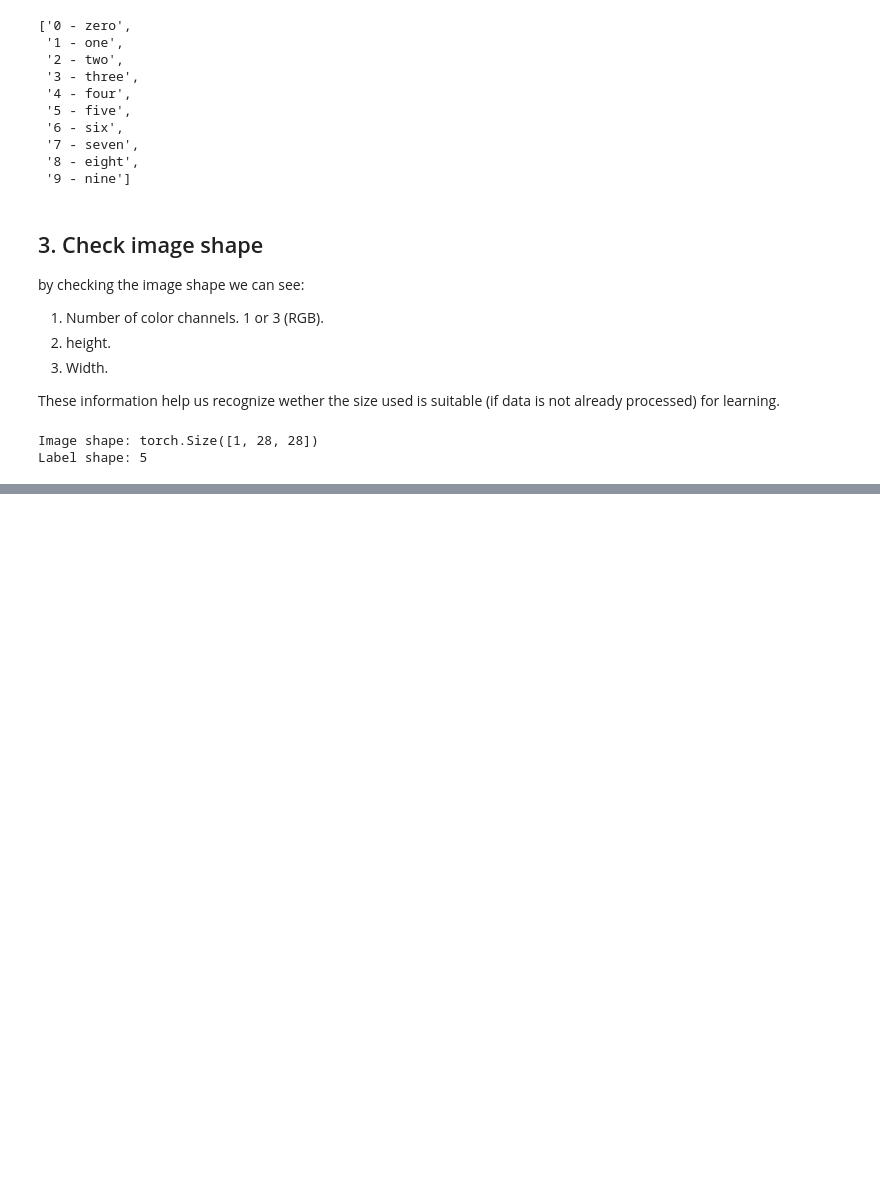
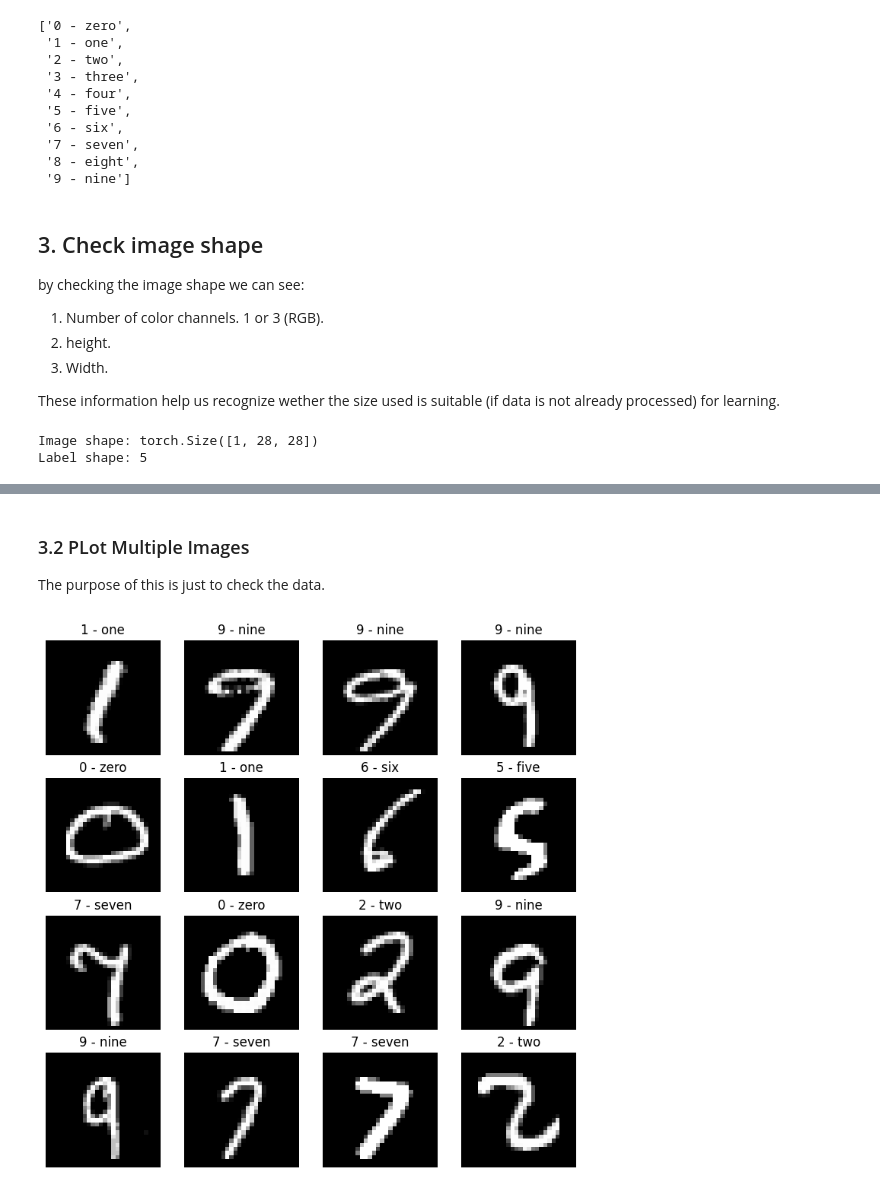
Before and after one commit to chadiboudaher/mnist-pytorch, a Jupyter notebook: mnist_pytorch.ipynb, the cells around one changed output, grey strips where cells are left out. Cells and saved outputs as stored; diff of their text form; code cells hidden in the pictures; blank space fills up the shorter version.

```diff
--- a/mnist_pytorch.ipynb
+++ b/mnist_pytorch.ipynb
@@ -79,0 +101,17 @@ Label shape: 5
+# %% [markdown]
+### 3.2 PLot Multiple Images
+
+The purpose of this is just to check the data.
+# %%
+# Plot multiple images
+fig = plt.figure(figsize=(9, 9))
+rows, cols = 4, 4
+for i in range(1, rows * cols + 1):
+  random_index = torch.randint(low=0, high=len(train_data), size=[1]).item()
+  image, label = train_data[random_index]
+  fig.add_subplot(rows, cols, i)
+  plt.imshow(image.squeeze(), cmap="grey")
+  plt.title(class_names[label])
+  plt.axis("off")
+# %% [output]
+[figure, added]
```
Also changed, not shown: parts of 2 cells of this notebook.
